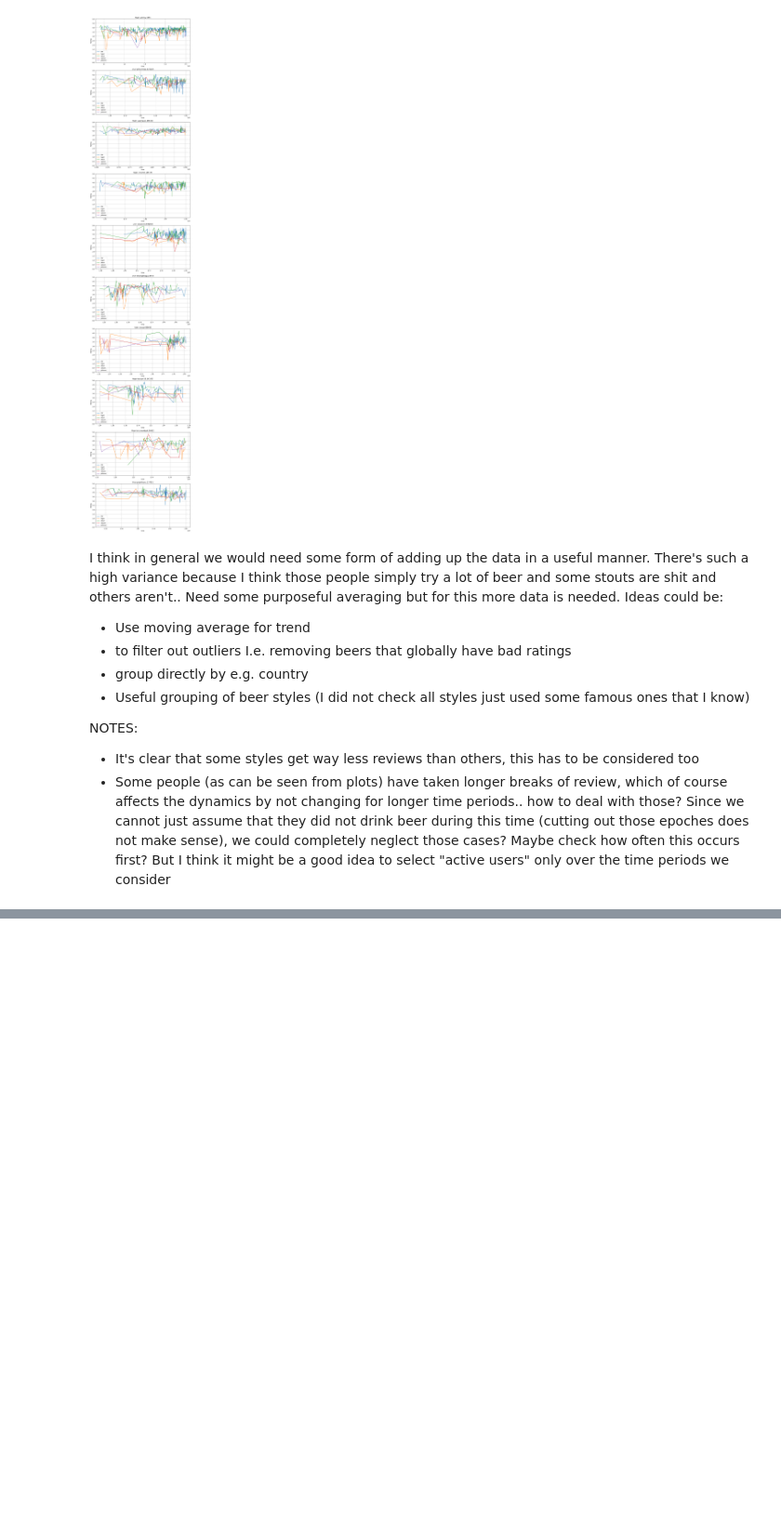
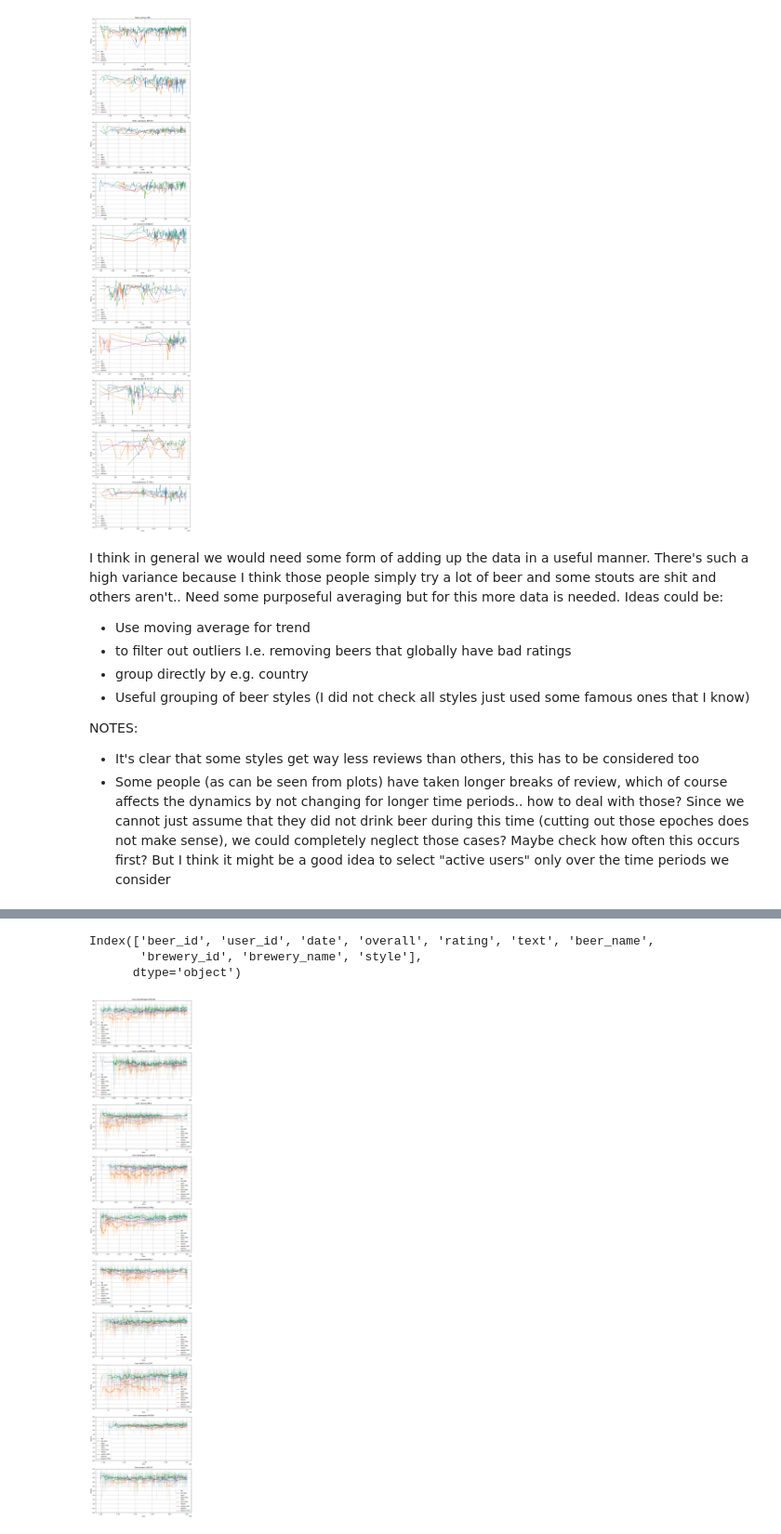
Before and after one commit to epfl-ada/ada-2023-project-welovepandas, a Jupyter notebook: test_git_lionel.ipynb, the cells around one changed output, grey strips where cells are left out. Shown at 93% size. Cells and saved outputs as stored; diff of their text form; code cells hidden in the pictures; blank space fills up the shorter version.

Commit message:
Added MA plots for top10 reviewers for all BA review data

```diff
--- a/test_git_lionel.ipynb
+++ b/test_git_lionel.ipynb
@@ -79,3 +83,18 @@ Ideas could be:
 NOTES:
 -   It's clear that some styles get way less reviews than others, this has to be considered too
 -   Some people (as can be seen from plots) have taken longer breaks of review, which of course affects the dynamics by not changing for longer time periods.. how to deal with those? Since we cannot just assume that they did not drink beer during this time (cutting out those epoches does not make sense), we could completely neglect those cases? Maybe check how often this occurs first? But I think it might be a good idea to select "active users" only over the time periods we consider
+# %%
+## Redo with only BA dataset
+import re # regex
+
+from load_reviews import load_reviews
+import wordcloud
+import spacy
+nlp = spacy.load('en_core_web_sm')
+
+beers_BA = pd.read_csv(f'{FILEPATH}/BeerAdvocate/beers.csv')
+breweries_BA = pd.read_csv(f'{FILEPATH}/BeerAdvocate/breweries.csv')
+users_BA = pd.read_csv(f'{FILEPATH}/BeerAdvocate/users.csv')
+# %%
+reviews = load_reviews(f'{FILEPATH}/BeerAdvocate/reviews.txt').dropna()
+display(reviews)
@@ -81,0 +117,61 @@ NOTES:
+# %%
+reviews_beer = reviews.merge(beers_BA[['beer_id', 'beer_name', 'brewery_id', 'brewery_name', 'style']],
+                             how = 'inner',
+                             on='beer_id')
+display(reviews_beer.columns)
+# %% [output]
+Index(['beer_id', 'user_id', 'date', 'overall', 'rating', 'text', 'beer_name',
+       'brewery_id', 'brewery_name', 'style'],
+      dtype='object')
+# %%
+from matplotlib.cm import get_cmap
+from matplotlib.colors import to_rgba
+
+# Grouping same styles as before and plotting top 10
+
+IPA_filtered = reviews_beer[reviews_beer['style'].str.contains('IPA| Indian Pale Ale', case=True)].sort_values(by='date').copy()
+lager_filtered = reviews_beer[reviews_beer['style'].str.contains('Lager', case=False)].sort_values(by='date').copy()
+stout_filtered = reviews_beer[reviews_beer['style'].str.contains('Stout', case=False)].sort_values(by='date').copy()
+weizen_filtered = reviews_beer[reviews_beer['style'].str.contains('weizen', case=False)].sort_values(by='date').copy()
+pilsener_filtered = reviews_beer[reviews_beer['style'].str.contains('Pilsener', case=False)].sort_values(by='date').copy()
+
+user_id_top10 = reviews_beer.groupby('user_id').count().sort_values(by='beer_id', ascending=False).head(10).index
+
+fig, ax = plt.subplots(10, 1, figsize=(10, 50))
+for index, user in enumerate(user_id_top10): #
+#    print('IPA:', IPA_filtered[IPA_filtered['user_id'] == user].shape[0])
+#    print('lager:',lager_filtered[lager_filtered['user_id'] == user].shape[0])
+#    print('stout:',stout_filtered[stout_filtered['user_id'] == user].shape[0])
+#    print('weizen:',weizen_filtered[weizen_filtered['user_id'] == user].shape[0])
+#    print('pilsener:',pilsener_filtered[pilsener_filtered['user_id'] == user].shape[0])
+
+    styles = ['IPA', 'lager', 'stout', 'weizen', 'pilsener']
+    cmap = get_cmap('tab10')
+
+    for indx, style in enumerate(styles):
+        x = eval(f"{style}_filtered[{style}_filtered['user_id'] == user].date")
+        y = eval(f"{style}_filtered[{style}_filtered['user_id'] == user].rating")
+
+        # choose color from cmap
+        colour = cmap(indx % cmap.N)
+
+        # Calculate the moving average
+        y_ma = y.rolling(window=15).mean()
+
+        # Plot the original ratings
+        ax[index].plot(x, y, color=colour, alpha=0.2, label=style)
+
+        # Plot the moving average
+        ax[index].plot(x, y_ma, color=colour, label=f'{style} (MA)')
+
+    ax[index].set_title(f'User {user}')
+    ax[index].legend()
+    ax[index].set_ylim(0, 5)
+    ax[index].set_yticks(np.arange(0, 5.5, 0.5))
+    ax[index].set_xlabel('time')
+    ax[index].set_ylabel('Rating')
+    ax[index].grid()
+
+plt.tight_layout()
+# %% [output]
+[figure, added]
```
Also changed, not shown: parts of 3 cells of this notebook, 2 other files.
